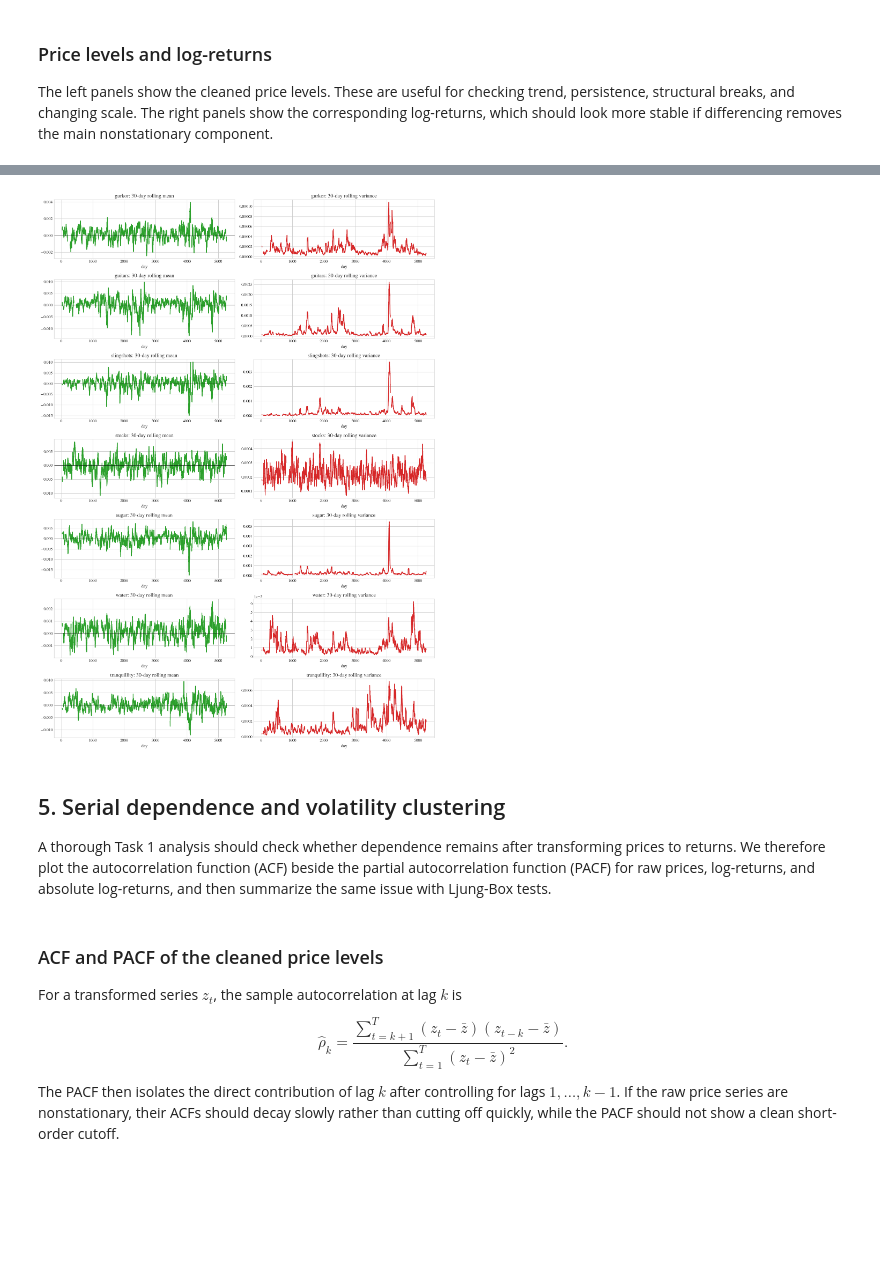
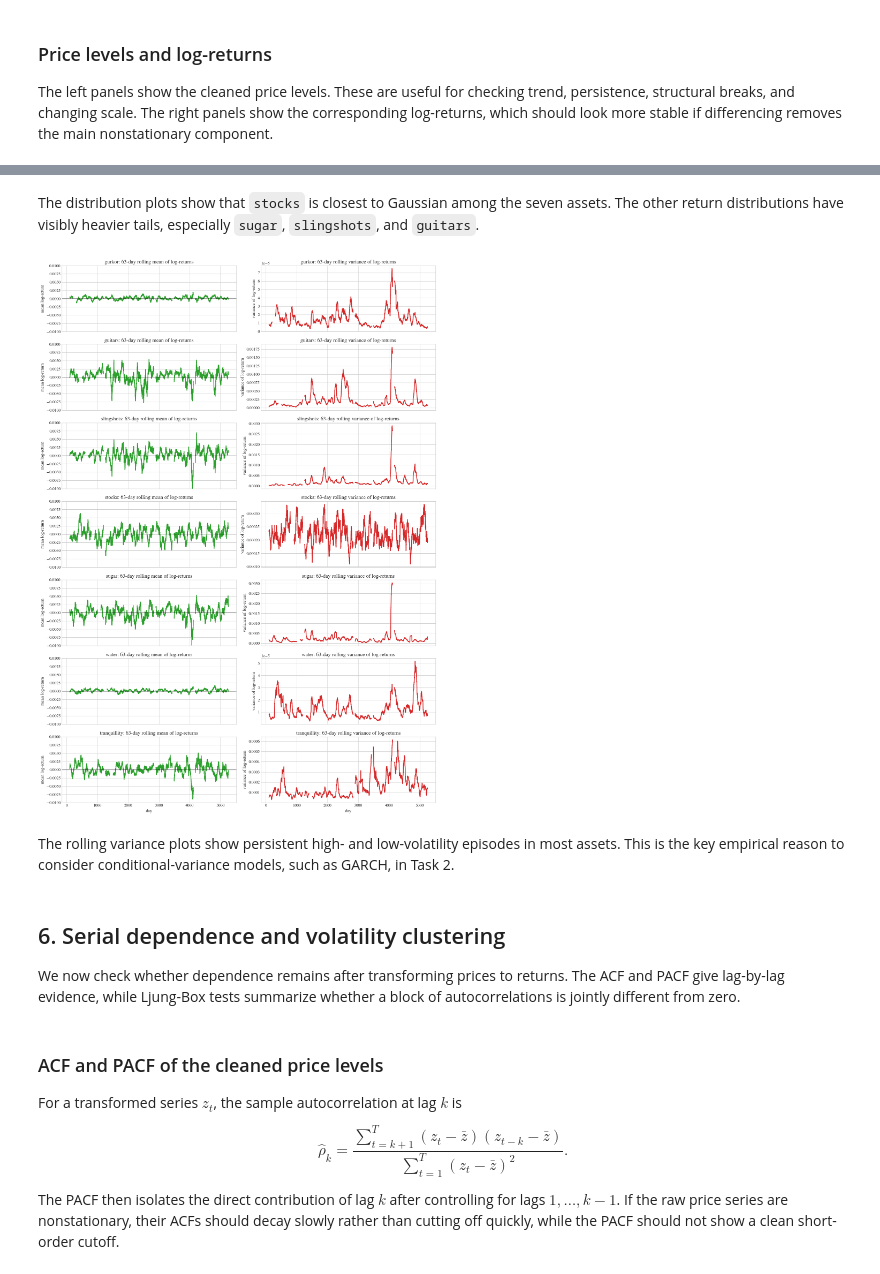
Before and after one commit to PeOll/TMS088, a Jupyter notebook: Subtasks/task1.ipynb, the cells around one changed output, grey strips where cells are left out. Cells and saved outputs as stored; diff of their text form; code cells hidden in the pictures; blank space fills up the shorter version.

Commit message:
update on task 1

```diff
--- a/Subtasks/task1.ipynb
+++ b/Subtasks/task1.ipynb
@@ -158,13 +226,15 @@ fig, axes = plt.subplots(len(cleaned_prices.columns), 2, figsize=(15, 3 * len(cl
 
 for row, column in enumerate(cleaned_prices.columns):
     axes[row, 0].plot(cleaned_prices.index, cleaned_prices[column], color="tab:blue")
-    axes[row, 0].set_title(f"{column}: cleaned price")
+    axes[row, 0].set_title(f"{column}: price")
     axes[row, 0].set_ylabel("price")
 
     axes[row, 1].plot(log_return_data.index, log_return_data[column], color="tab:orange")
     axes[row, 1].axhline(0, color="black", linewidth=1, alpha=0.6)
     axes[row, 1].set_title(f"{column}: log-return")
     axes[row, 1].set_ylabel("log-return")
+    axes[row, 1].set_ylim(-0.1,0.1)
+
 
 for ax in axes[-1, :]:
     ax.set_xlabel("day")
@@ -184,7 +261,7 @@ fig, axes = plt.subplots(len(cleaned_prices.columns), 2, figsize=(14, 3 * len(cl
 for row, column in enumerate(cleaned_prices.columns):
     series = log_return_data[column].dropna()
 
-    sns.histplot(series, bins=40, ax=axes[row, 0], color="tab:orange", edgecolor=None)
+    sns.histplot(series, bins=80, ax=axes[row, 0], color="tab:orange", edgecolor=None)
     axes[row, 0].set_title(f"{column}: histogram of log-returns")
     axes[row, 0].set_xlabel("log-return")
 
@@ -201,28 +305,41 @@ plt.show()
+# %% [markdown]
+The distribution plots show that `stocks` is closest to Gaussian among the seven assets. The other return distributions have visibly heavier tails, especially `sugar`, `slingshots`, and `guitars`.
 # %%
-rolling_mean_30 = cleaned_data.rolling_mean(window=rolling_window)
-rolling_variance_30 = cleaned_data.rolling_variance(window=rolling_window)
+rolling_window = 63  # roughly one quarter of trading days
 
-fig, axes = plt.subplots(len(cleaned_prices.columns), 2, figsize=(15, 3 * len(cleaned_prices.columns)), squeeze=False)
+rolling_log_return_mean = cleaned_data.rolling_mean(window=rolling_window)
+rolling_log_return_variance = cleaned_data.rolling_variance(window=rolling_window)
+
+fig, axes = plt.subplots(len(cleaned_prices.columns), 2, figsize=(15, 3 * len(cleaned_prices.columns)), squeeze=False,sharex=True)
 
 for row, column in enumerate(cleaned_prices.columns):
-    axes[row, 0].plot(rolling_mean_30.index, rolling_mean_30[column], color="tab:green")
+    axes[row, 0].plot(rolling_log_return_mean.index, rolling_log_return_mean[column], color="tab:green")
     axes[row, 0].axhline(0, color="black", linewidth=1, alpha=0.6)
-    axes[row, 0].set_title(f"{column}: {rolling_window}-day rolling mean")
-    axes[row, 0].set_xlabel("day")
+    axes[row, 0].set_title(f"{column}: {rolling_window}-day rolling mean of log-returns")
+    axes[row, 0].set_ylim(-0.01,0.01)
 
-    axes[row, 1].plot(rolling_variance_30.index, rolling_variance_30[column], color="tab:red")
-    axes[row, 1].set_title(f"{column}: {rolling_window}-day rolling variance")
-    axes[row, 1].set_xlabel("day")
+    axes[row, 0].set_ylabel("mean log-return")
+
+    axes[row, 1].plot(rolling_log_return_variance.index, rolling_log_return_variance[column], color="tab:red")
+    axes[row, 1].set_title(f"{column}: {rolling_window}-day rolling variance of log-returns")
+    axes[row, 1].set_ylabel("variance of log-return")
+
+
+axes[row, 0].set_xlabel("day")
+axes[row, 1].set_xlabel("day")
+
 
 plt.tight_layout()
 plt.savefig(output / "rolling_mean_variance.png", bbox_inches="tight")
 plt.show()
 # %% [output]
-[figure, old version]
+[figure, new version]
+# %% [markdown]
+The rolling variance plots show persistent high- and low-volatility episodes in most assets. This is the key empirical reason to consider conditional-variance models, such as GARCH, in Task 2.
 # %% [markdown]
-## 5. Serial dependence and volatility clustering
+## 6. Serial dependence and volatility clustering
 
-A thorough Task 1 analysis should check whether dependence remains after transforming prices to returns. We therefore plot the autocorrelation function (ACF) beside the partial autocorrelation function (PACF) for raw prices, log-returns, and absolute log-returns, and then summarize the same issue with Ljung-Box tests.
+We now check whether dependence remains after transforming prices to returns. The ACF and PACF give lag-by-lag evidence, while Ljung-Box tests summarize whether a block of autocorrelations is jointly different from zero.
 # %% [markdown]
 ### ACF and PACF of the cleaned price levels
 
```
Also changed, not shown: parts of 61 cells of this notebook, 2 other files.
